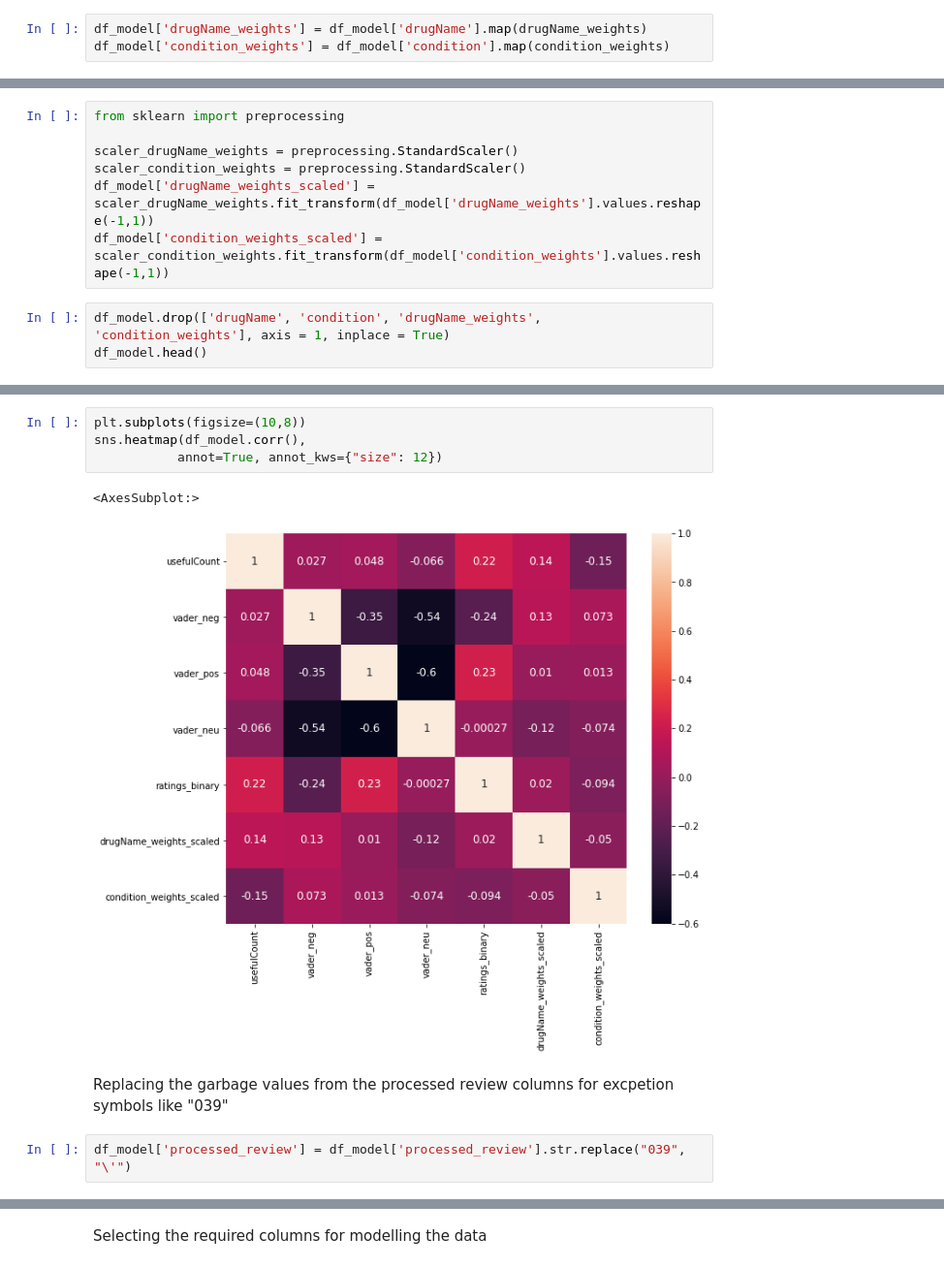
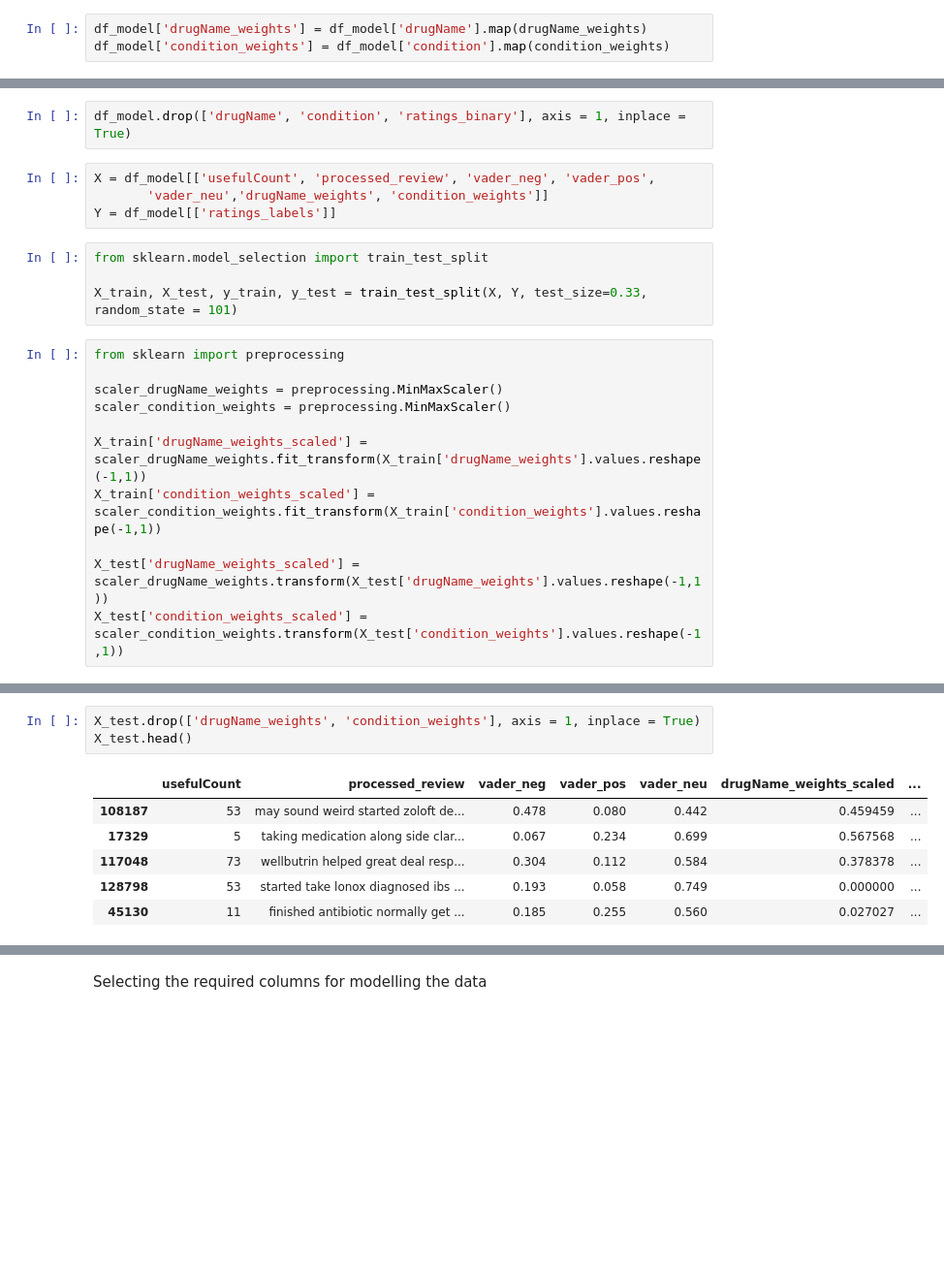
Before and after one commit to sushanthsreenivas/Patient-Drug-Reviews-Analysis-Using-Clustering, a Jupyter notebook: IS 567 Final Project.ipynb, the cells around one changed output, grey strips where cells are left out. Shown at 97% size. Drawn from its saved outputs; the diff is of its cells as text; blank space fills up the shorter version.

```diff
--- a/IS 567 Final Project.ipynb
+++ b/IS 567 Final Project.ipynb
@@ -557,10 +424,21 @@ df_model['condition_weights'] = df_model['condition'].map(condition_weights)
+# %%
+df_model.drop(['drugName', 'condition', 'ratings_binary'], axis = 1, inplace = True)
+# %%
+X = df_model[['usefulCount', 'processed_review', 'vader_neg', 'vader_pos',
+       'vader_neu','drugName_weights', 'condition_weights']]
+Y = df_model[['ratings_labels']]
 # %%
-from sklearn import preprocessing
+from sklearn.model_selection import train_test_split
 
-scaler_drugName_weights = preprocessing.StandardScaler()
-scaler_condition_weights = preprocessing.StandardScaler()
-df_model['drugName_weights_scaled'] = scaler_drugName_weights.fit_transform(df_model['drugName_weights'].values.reshape(-1,1))
-df_model['condition_weights_scaled'] = scaler_condition_weights.fit_transform(df_model['condition_weights'].values.reshape(-1,1))
+X_train, X_test, y_train, y_test = train_test_split(X, Y, test_size=0.33, random_state = 101)
 # %%
-df_model.drop(['drugName', 'condition', 'drugName_weights', 'condition_weights'], axis = 1, inplace = True)
-df_model.head()
+from sklearn import preprocessing
+
+scaler_drugName_weights = preprocessing.MinMaxScaler()
+scaler_condition_weights = preprocessing.MinMaxScaler()
+
+X_train['drugName_weights_scaled'] = scaler_drugName_weights.fit_transform(X_train['drugName_weights'].values.reshape(-1,1))
+X_train['condition_weights_scaled'] = scaler_condition_weights.fit_transform(X_train['condition_weights'].values.reshape(-1,1))
+
+X_test['drugName_weights_scaled'] = scaler_drugName_weights.transform(X_test['drugName_weights'].values.reshape(-1,1))
+X_test['condition_weights_scaled'] = scaler_condition_weights.transform(X_test['condition_weights'].values.reshape(-1,1))
@@ -574,11 +445,10 @@ df_model.head()
 # %%
-plt.subplots(figsize=(10,8))
-sns.heatmap(df_model.corr(),
-           annot=True, annot_kws={"size": 12})
+X_test.drop(['drugName_weights', 'condition_weights'], axis = 1, inplace = True)
+X_test.head()
 # %% [output]
-<AxesSubplot:>
-[figure, removed]
+|  | usefulCount | processed_review | vader_neg | vader_pos | vader_neu | drugName_weights_scaled | ... |
+| 108187 | 53 | may sound weird started zoloft de... | 0.478 | 0.080 | 0.442 | 0.459459 | ... |
+| 17329 | 5 | taking medication along side clar... | 0.067 | 0.234 | 0.699 | 0.567568 | ... |
+| 117048 | 73 | wellbutrin helped great deal resp... | 0.304 | 0.112 | 0.584 | 0.378378 | ... |
+| 128798 | 53 | started take lonox diagnosed ibs ... | 0.193 | 0.058 | 0.749 | 0.000000 | ... |
+| 45130 | 11 | finished antibiotic normally get ... | 0.185 | 0.255 | 0.560 | 0.027027 | ... |
-# %% [markdown]
-Replacing the garbage values from the processed review columns for excpetion symbols like "039"
-# %%
-df_model['processed_review'] = df_model['processed_review'].str.replace("039", "\'")
```
Also changed, not shown: parts of 64 cells of this notebook.
